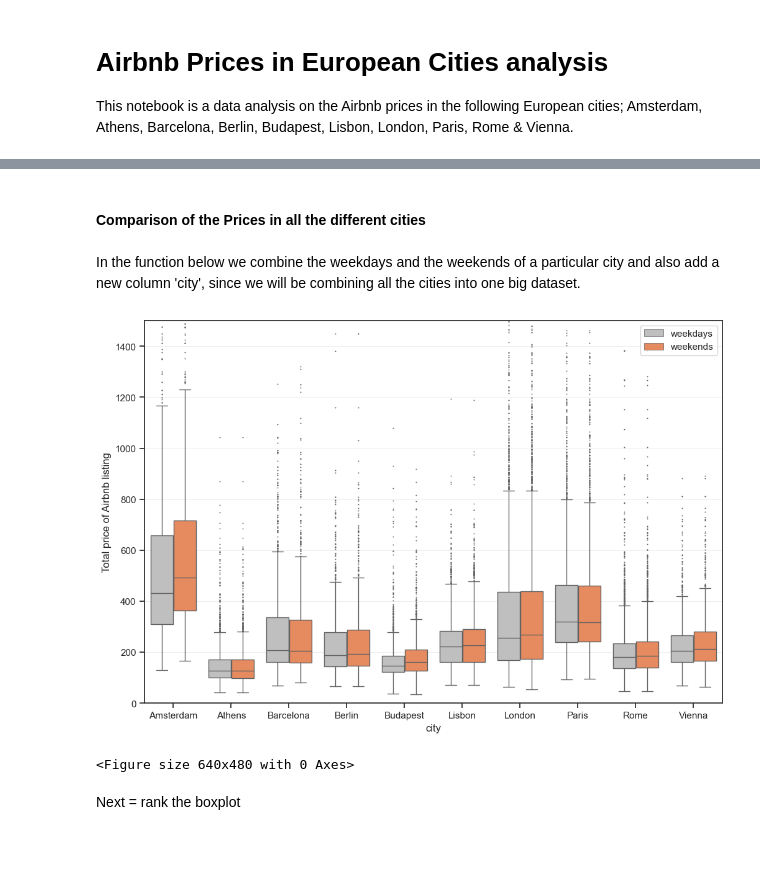
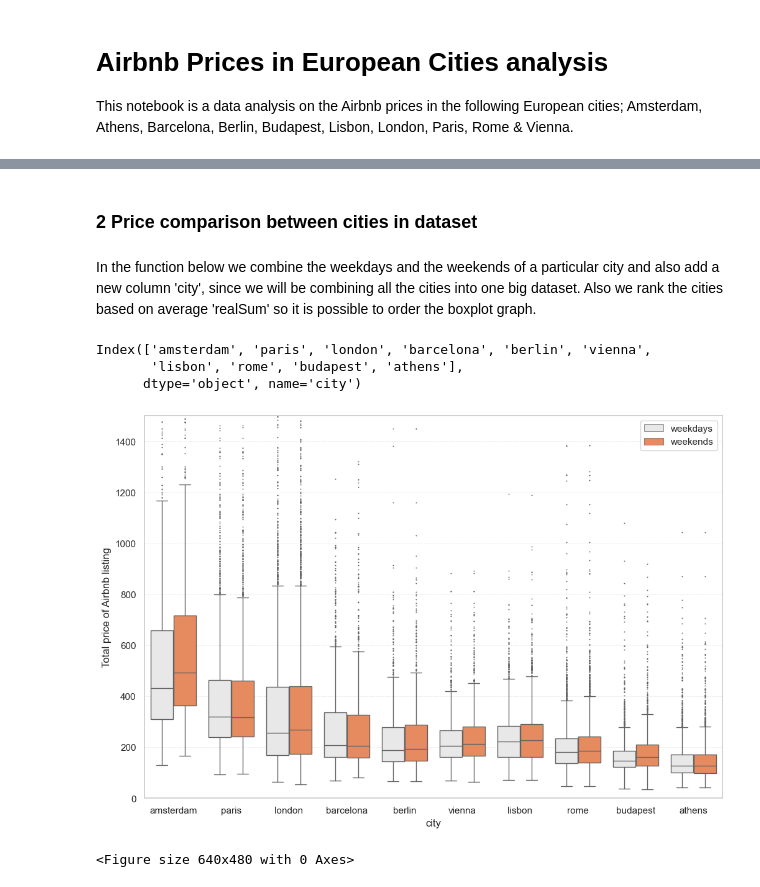
Before and after one commit to LarsBoertjes/DS201, a Jupyter notebook: AirbnbPricesEuropeanCitiesAnalysis.ipynb, the cells around one changed output, grey strips where cells are left out. Saved outputs shown, nothing was run; the diff lists cells and outputs as text; code cells hidden in the pictures; blank space fills up the shorter version.

```diff
--- a/AirbnbPricesEuropeanCitiesAnalysis.ipynb
+++ b/AirbnbPricesEuropeanCitiesAnalysis.ipynb
@@ -45 +65,6 @@ vienna_weekends = pd.read_csv('vienna_weekends.csv')
+# %%
+cities = [amsterdam, athens, barcelona, berlin, budapest, lisbon, london, paris, rome, vienna]
+city_names = [city.city.unique()[0].capitalize() for city in cities]
+europe_data = pd.concat(cities, ignore_index=True)
+europe_data.drop(columns = ['Unnamed: 0'], inplace=True)
 # %% [markdown]
@@ -68,0 +167,19 @@ the features of the datasets are as follows:
+# %%
+sns.set_theme(style='whitegrid')
+
+f, ax = plt.subplots(figsize=(6, 5))
+
+sns.set_color_codes('pastel')
+sns.barplot(x='realSum', y='abbr', data=listing_superhost_count, label='total', color='#E8E8E8')
+
+sns.set_color_codes('muted')
+sns.barplot(x='host_is_superhost', y='abbr', data=listing_superhost_count, label='Superhosts', color='#FC814A')
+
+ax.legend(ncol=2, loc='lower right', frameon=True)
+ax.set(xlim=(0,10000), ylabel='', xlabel='')
+ax.bar_label(ax.containers[1], labels=listing_superhost_count.perc, label_type='edge', padding=5)
+sns.despine(left=True, bottom=True)
+
+plt.title('Superhost to total Listings per City')
+plt.show()
+plt.clf()
@@ -69,4 +197,4 @@ the features of the datasets are as follows:
 # %% [markdown]
-#### Comparison of the Prices in all the different cities
+### 2 Price comparison between cities in dataset
 # %% [markdown]
-In the function below we combine the weekdays and the weekends of a particular city and also add a new column 'city', since we will be combining all the cities into one big dataset.
+In the function below we combine the weekdays and the weekends of a particular city and also add a new column 'city', since we will be combining all the cities into one big dataset. Also we rank the cities based on average 'realSum' so it is possible to order the boxplot graph.
@@ -98,17 +201,23 @@ europe_data = pd.concat(cities, ignore_index=True)
+# %%
+ranks = europe_data.groupby('city')['realSum'].mean().sort_values()[::-1].index
+ranks
+# %% [output]
+Index(['amsterdam', 'paris', 'london', 'barcelona', 'berlin', 'vienna',
+       'lisbon', 'rome', 'budapest', 'athens'],
+      dtype='object', name='city')
 # %%
 plt.figure(figsize=(12, 8))
 ax = plt.subplot()
 plt.axis([0,8,0,1500])
 sns.set_theme(style='ticks', palette='pastel')
-sns.boxplot(x="city", y="realSum", hue="week_time", palette=['#BFBFBF', '#FC814A'], data=europe_data, fliersize=0.5, linewidth=1)
+sns.boxplot(x="city", y="realSum", hue="week_time", palette=['#E8E8E8', '#FC814A'],
+            data=europe_data, fliersize=0.5, linewidth=1, order=ranks)
 plt.ylabel('Total price of Airbnb listing')
-ax.set_xticklabels(city_names)
-plt.grid(axis='y', color='#E8E8E8', linestyle='-', linewidth=.5)
+ax.set_xticklabels(ranks)
+plt.grid(axis='y', color='#E8E8E8', linestyle='--', linewidth=.5)
 plt.legend(loc=1)
 plt.show()
 plt.clf()
 # %% [output]
-[figure, old version]
+[figure, new version]
 <Figure size 640x480 with 0 Axes>
-# %% [markdown]
-Next = rank the boxplot
```
Also changed, not shown: parts of 32 cells of this notebook.
